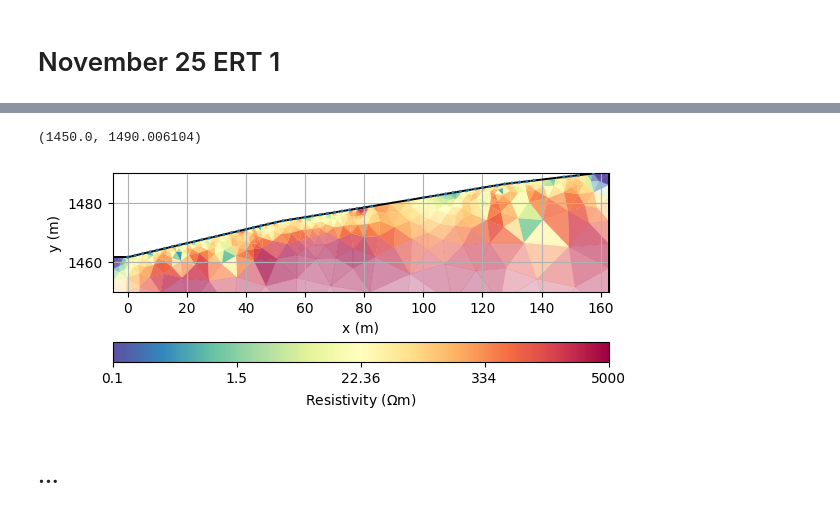
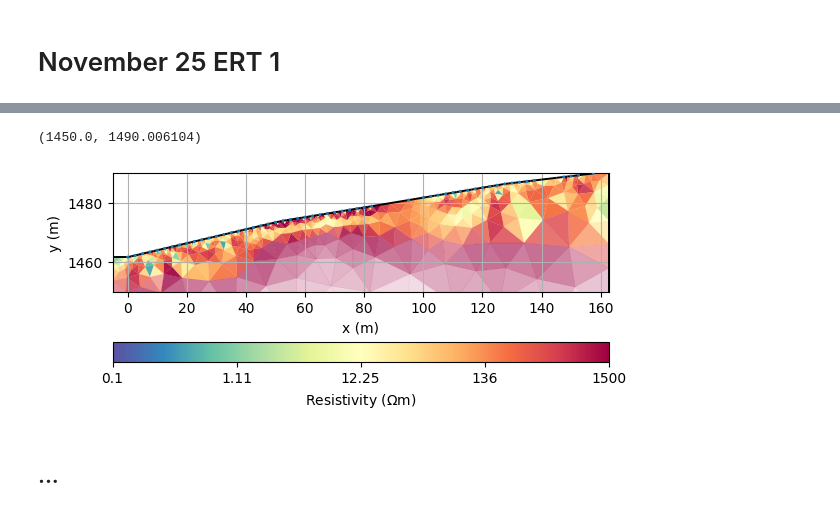
Before and after one commit to jcmefra/Aguas_Vichy, a Jupyter notebook: inversion full.ipynb, the cells around one changed output, grey strips where cells are left out. Drawn from its saved outputs; the diff is of its cells as text; code cells hidden in the pictures.

```diff
--- a/inversion full.ipynb
+++ b/inversion full.ipynb
@@ -59,11 +51,11 @@ Writing triangles.
 # %%
-kw = dict(logScale=True, cMap="Spectral_r", xlabel="x (m)", ylabel="y (m)", cMin=0.1, cMax=5000)
+kw = dict(logScale=True, cMap="Spectral_r", xlabel="x (m)", ylabel="y (m)", cMin=0.1, cMax=1500)
 ax, cb = mgr.showResult(**kw)
 ax.grid(True)
 ax.set_ylim([1450, ax.get_ylim()[1]])
 # %% [output]
 (1450.0, 1490.006104)
-[figure, old version]
+[figure, new version]
 # %% [markdown]
 ## ...
 # %% [markdown]
```
Also changed, not shown: parts of 7 cells of this notebook, 2 other files.
